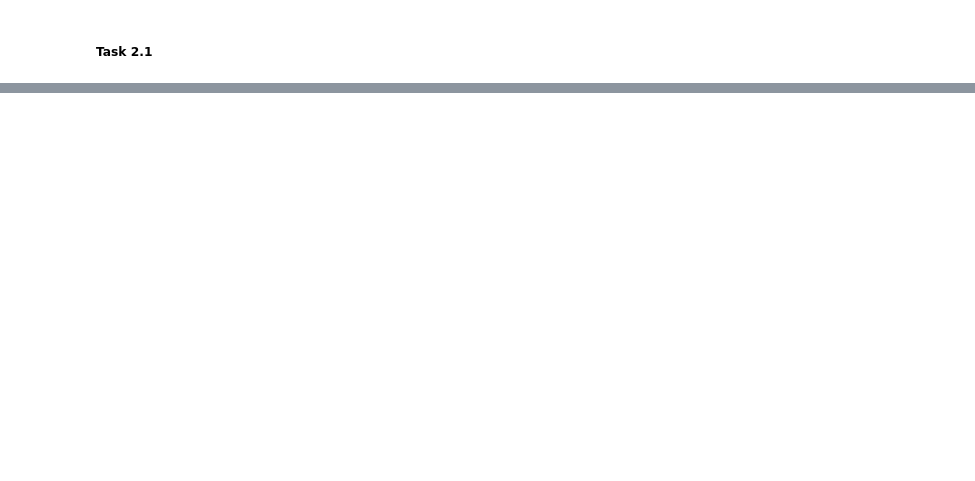
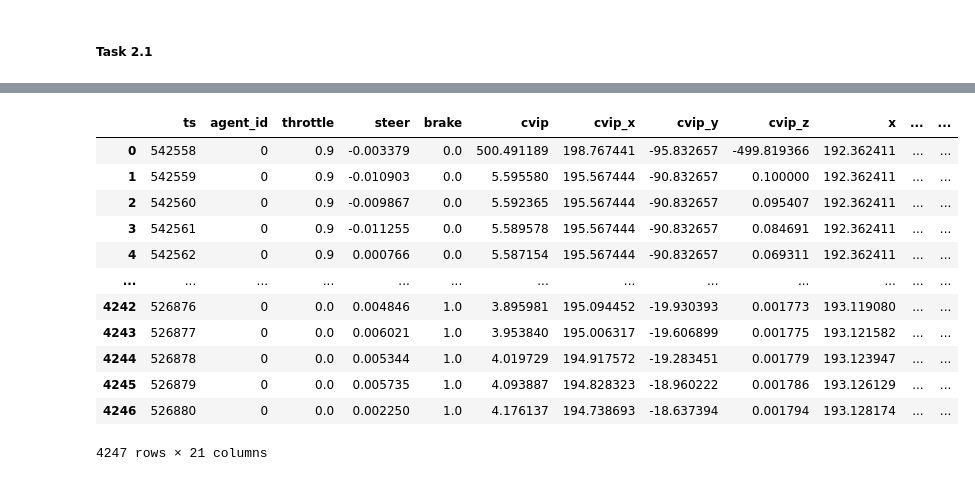
Before and after one commit to CCHST/Mini-Project-1-Safety-Analysis-of-Autonomous-Vehicles, a Jupyter notebook: Task.ipynb, the cells around one changed output, grey strips where cells are left out. Saved outputs shown, nothing was run; the diff lists cells and outputs as text; code cells hidden in the pictures; blank space fills up the shorter version.

```diff
--- a/Task.ipynb
+++ b/Task.ipynb
@@ -277,0 +303,32 @@ for feature in features:
+# %%
+merged_csv_df = []
+df_list = []  # Initialize the df_list to store all the DataFrames
+
+for scenario in scenarios:
+    folder_path = os.path.join(data_dir, f'route_highway_epoch24_{scenario}_fi_ghost_cutin')
+    files_in_folder = os.listdir(folder_path)
+    print(f"Files in folder {folder_path}: {files_in_folder}")
+
+    # Read the route_highway.txt file
+    route_highway_txt_path = os.path.join(folder_path, 'route_highway.txt')
+
+    if os.path.exists(route_highway_txt_path):
+        route_highway_data = read_route_highway_txt(route_highway_txt_path)
+        route_highway_df = pd.DataFrame([route_highway_data])
+    else:
+        print(f"route_highway.txt not found in {folder_path}")
+        continue  # Skip to the next scenario if the file is not found
+
+    # Concatenate the route_highway_df with merged_csv_df
+    full_df = pd.concat([pd.DataFrame(merged_csv_df), pd.concat([route_highway_df], ignore_index=True)], axis=1)
+    full_df['scenario'] = scenario
+    df_list.append(full_df)
+
+# After the loop, you can concatenate all dataframes in df_list if needed
+final_df = pd.concat(df_list, ignore_index=True)
+
+# Combine all scenario data into one dataframe
+if df_list:
+    final_df = pd.concat(df_list, ignore_index=True)
+else:
+    print("No valid dataframes were created.")
@@ -279,0 +429,16 @@ for feature in features:
+# %%
+data_df
+# %% [output]
+|  | ts | agent_id | throttle | steer | brake | cvip | cvip_x | cvip_y | cvip_z | x | ... | ... |
+| 0 | 542558 | 0 | 0.9 | -0.003379 | 0.0 | 500.491189 | 198.767441 | -95.832657 | -499.819366 | 192.362411 | ... | ... |
+| 1 | 542559 | 0 | 0.9 | -0.010903 | 0.0 | 5.595580 | 195.567444 | -90.832657 | 0.100000 | 192.362411 | ... | ... |
+| 2 | 542560 | 0 | 0.9 | -0.009867 | 0.0 | 5.592365 | 195.567444 | -90.832657 | 0.095407 | 192.362411 | ... | ... |
+| 3 | 542561 | 0 | 0.9 | -0.011255 | 0.0 | 5.589578 | 195.567444 | -90.832657 | 0.084691 | 192.362411 | ... | ... |
+| 4 | 542562 | 0 | 0.9 | 0.000766 | 0.0 | 5.587154 | 195.567444 | -90.832657 | 0.069311 | 192.362411 | ... | ... |
+| ... | ... | ... | ... | ... | ... | ... | ... | ... | ... | ... | ... | ... |
+| 4242 | 526876 | 0 | 0.0 | 0.004846 | 1.0 | 3.895981 | 195.094452 | -19.930393 | 0.001773 | 193.119080 | ... | ... |
+| 4243 | 526877 | 0 | 0.0 | 0.006021 | 1.0 | 3.953840 | 195.006317 | -19.606899 | 0.001775 | 193.121582 | ... | ... |
+| 4244 | 526878 | 0 | 0.0 | 0.005344 | 1.0 | 4.019729 | 194.917572 | -19.283451 | 0.001779 | 193.123947 | ... | ... |
+| 4245 | 526879 | 0 | 0.0 | 0.005735 | 1.0 | 4.093887 | 194.828323 | -18.960222 | 0.001786 | 193.126129 | ... | ... |
+| 4246 | 526880 | 0 | 0.0 | 0.002250 | 1.0 | 4.176137 | 194.738693 | -18.637394 | 0.001794 | 193.128174 | ... | ... |
+4247 rows × 21 columns
```
Also changed, not shown: parts of 16 cells of this notebook.
